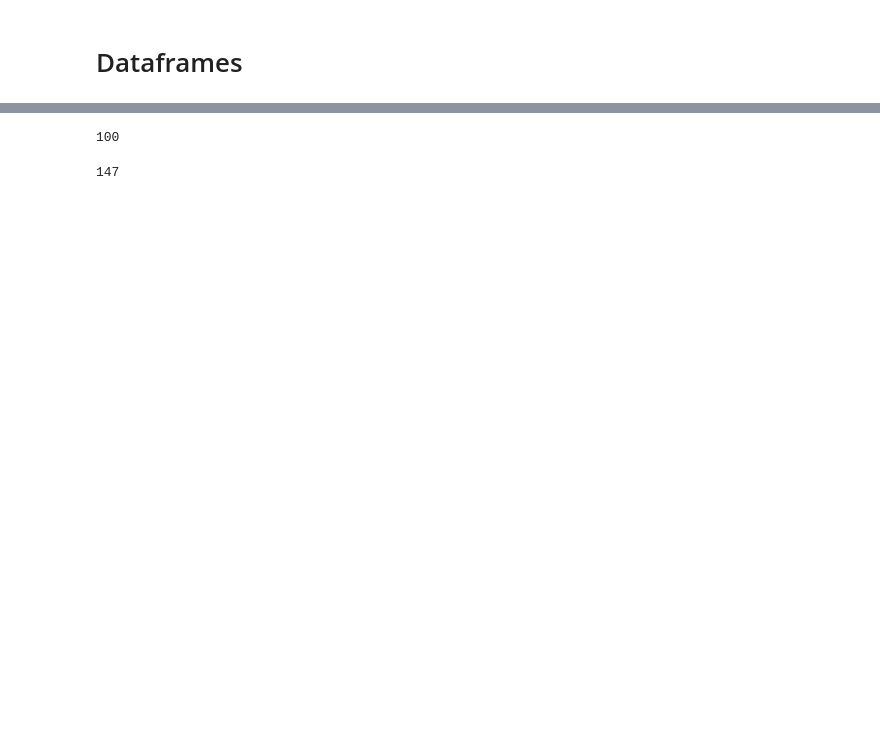
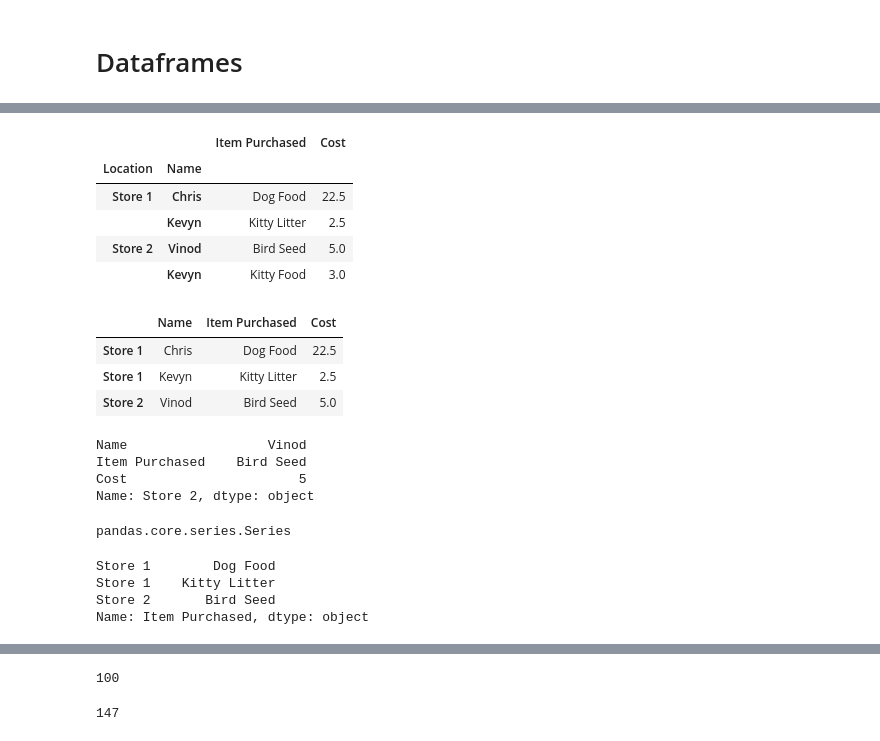
Before and after one commit to marinsarbulescu/jupiter, a Jupyter notebook: Marin.ipynb, the cells around one changed output, grey strips where cells are left out. Drawn from its saved outputs; the diff is of its cells as text; code cells hidden in the pictures; blank space fills up the shorter version.

```diff
--- a/Marin.ipynb
+++ b/Marin.ipynb
@@ -223,0 +3,17 @@ only_gold.head()
+# %%
+import pandas as pd
+
+# Create 3 series
+purchase_1 = pd.Series({'Name': 'Chris',
+                        'Item Purchased': 'Dog Food',
+                        'Cost': 22.50})
+purchase_2 = pd.Series({'Name': 'Kevyn',
+                        'Item Purchased': 'Kitty Litter',
+                        'Cost': 2.50})
+purchase_3 = pd.Series({'Name': 'Vinod',
+                        'Item Purchased': 'Bird Seed',
+                        'Cost': 5.00})
+
+# Create dataframe, add indexes
+df1 = pd.DataFrame([purchase_1, purchase_2, purchase_3], index=['Store 1', 'Store 1', 'Store 2'])
+df1
@@ -223,0 +25,4 @@ only_gold.head()
+# %%
+# Promote column to index
+df1 = df1.set_index([df1.index, 'Name'])
+df1
@@ -223,0 +35,4 @@ only_gold.head()
+# %%
+# Rename indexes
+df1.index.names = ['Location', 'Name']
+df1
@@ -223,0 +45,54 @@ only_gold.head()
+# %%
+# Append a new record
+df1 = df1.append(pd.Series(data={'Cost': 3.00, 'Item Purchased': 'Kitty Food'}, name=('Store 2', 'Kevyn')))
+df1
+# %% [output]
+|  |  | Item Purchased | Cost |
+| Location | Name |  |  |
+| Store 1 | Chris | Dog Food | 22.5 |
+|  | Kevyn | Kitty Litter | 2.5 |
+| Store 2 | Vinod | Bird Seed | 5.0 |
+|  | Kevyn | Kitty Food | 3.0 |
+# %%
+# Refresh dataframe
+# Create 3 series
+purchase_1 = pd.Series({'Name': 'Chris',
+                        'Item Purchased': 'Dog Food',
+                        'Cost': 22.50})
+purchase_2 = pd.Series({'Name': 'Kevyn',
+                        'Item Purchased': 'Kitty Litter',
+                        'Cost': 2.50})
+purchase_3 = pd.Series({'Name': 'Vinod',
+                        'Item Purchased': 'Bird Seed',
+                        'Cost': 5.00})
+
+# Create dataframe, add indexes
+df2 = pd.DataFrame([purchase_1, purchase_2, purchase_3], index=['Store 1', 'Store 1', 'Store 2'])
+df2
+# %% [output]
+|  | Name | Item Purchased | Cost |
+| Store 1 | Chris | Dog Food | 22.5 |
+| Store 1 | Kevyn | Kitty Litter | 2.5 |
+| Store 2 | Vinod | Bird Seed | 5.0 |
+# %%
+# Return specific record by index
+df2.loc['Store 2']
+# %% [output]
+Name                  Vinod
+Item Purchased    Bird Seed
+Cost                      5
+Name: Store 2, dtype: object
+# %%
+# Print the data type of the return
+type(df2.loc['Store 2'])
+# %% [output]
+pandas.core.series.Series
+# %%
+# Return column
+#%timeit -n 100
+df2['Item Purchased']
+# %% [output]
+Store 1        Dog Food
+Store 1    Kitty Litter
+Store 2       Bird Seed
+Name: Item Purchased, dtype: object
```
Also changed, not shown: parts of 56 cells of this notebook.
